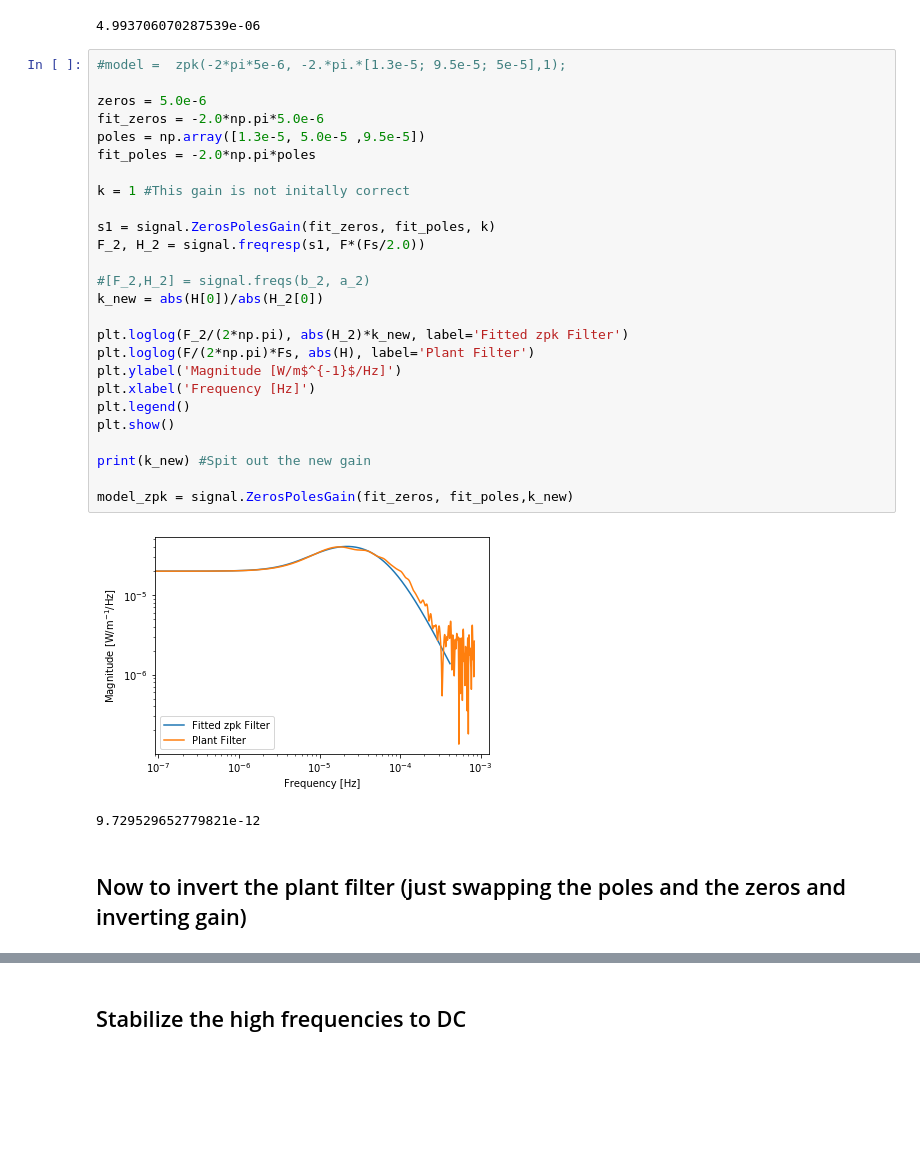
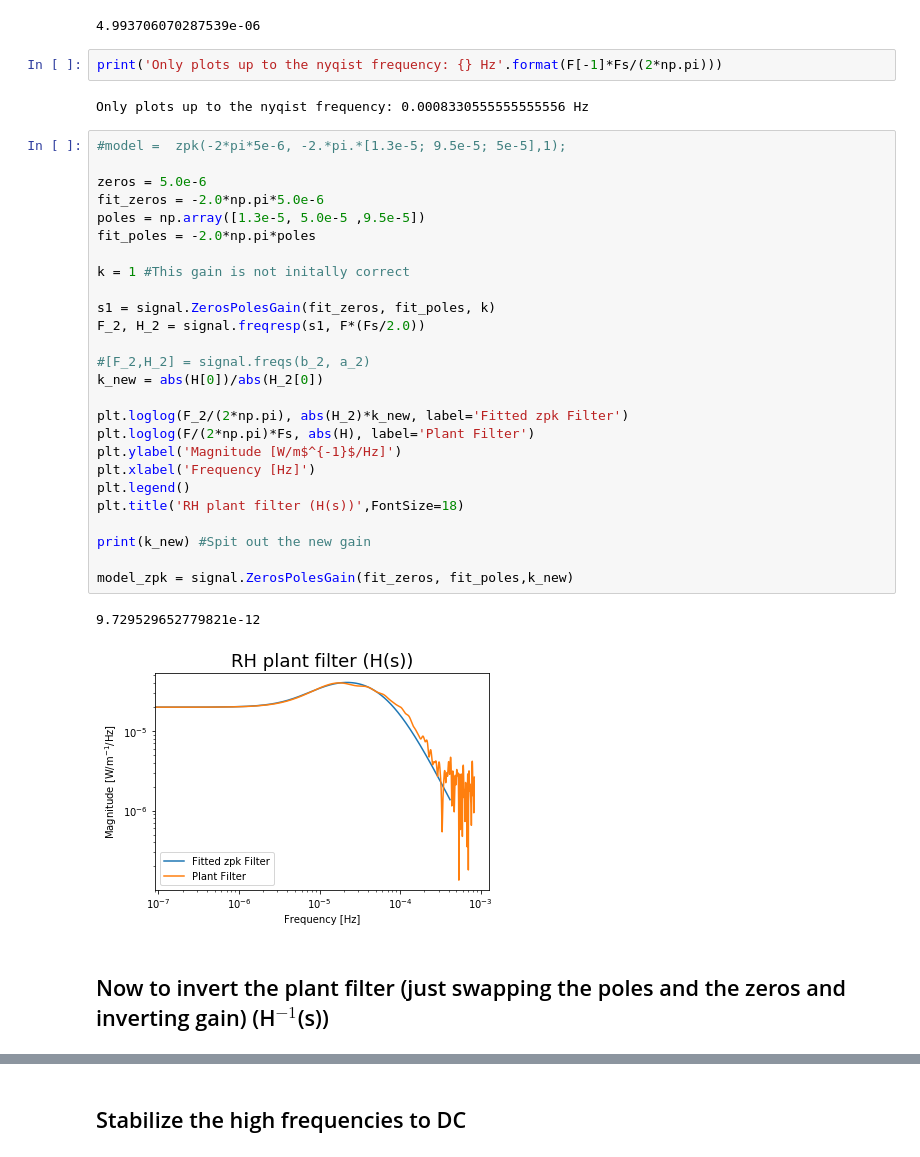
Before and after one commit to dancvan/IRHF, a Jupyter notebook: code/IRHF_w_self_heating.ipynb, the cells around one changed output, grey strips where cells are left out. Saved outputs shown, nothing was run; the diff lists cells and outputs as text; blank space fills up the shorter version.

Commit message:
Various figure cosmetic changes and cleaning up but added section to discuss G(s) and what I think Carl had described

```diff
--- a/code/IRHF_w_self_heating.ipynb
+++ b/code/IRHF_w_self_heating.ipynb
@@ -46,37 +46,41 @@ print(max(ir_new))
 [figure]
 [figure]
 4.993706070287539e-06
+# %%
+print('Only plots up to the nyqist frequency: {} Hz'.format(F[-1]*Fs/(2*np.pi)))
+# %% [output]
+Only plots up to the nyqist frequency: 0.0008330555555555556 Hz
 # %%
 #model =  zpk(-2*pi*5e-6, -2.*pi.*[1.3e-5; 9.5e-5; 5e-5],1);
 
 zeros = 5.0e-6
 fit_zeros = -2.0*np.pi*5.0e-6
 poles = np.array([1.3e-5, 5.0e-5 ,9.5e-5])
 fit_poles = -2.0*np.pi*poles
 
 k = 1 #This gain is not initally correct
 
 s1 = signal.ZerosPolesGain(fit_zeros, fit_poles, k)
 F_2, H_2 = signal.freqresp(s1, F*(Fs/2.0))
 
 #[F_2,H_2] = signal.freqs(b_2, a_2)
 k_new = abs(H[0])/abs(H_2[0])
 
 plt.loglog(F_2/(2*np.pi), abs(H_2)*k_new, label='Fitted zpk Filter')
 plt.loglog(F/(2*np.pi)*Fs, abs(H), label='Plant Filter')
 plt.ylabel('Magnitude [W/m$^{-1}$/Hz]')
 plt.xlabel('Frequency [Hz]')
 plt.legend()
-plt.show()
+plt.title('RH plant filter (H(s))',FontSize=18)
 
 print(k_new) #Spit out the new gain
 
 model_zpk = signal.ZerosPolesGain(fit_zeros, fit_poles,k_new)
 # %% [output]
+9.729529652779821e-12
-[figure, old version]
+[figure, new version]
-9.729529652779821e-12
 # %% [markdown]
-## Now to invert the plant filter (just swapping the poles and the zeros and inverting gain)
+## Now to invert the plant filter (just swapping the poles and the zeros and inverting gain) (H$^{-1}$(s))
 # %%
 inv_model = signal.ZerosPolesGain(fit_poles, fit_zeros,1/k_new)
 F_3, H_3 = signal.freqresp(inv_model, F*(Fs/2.0))
```
Also changed, not shown: parts of 34 cells of this notebook.
